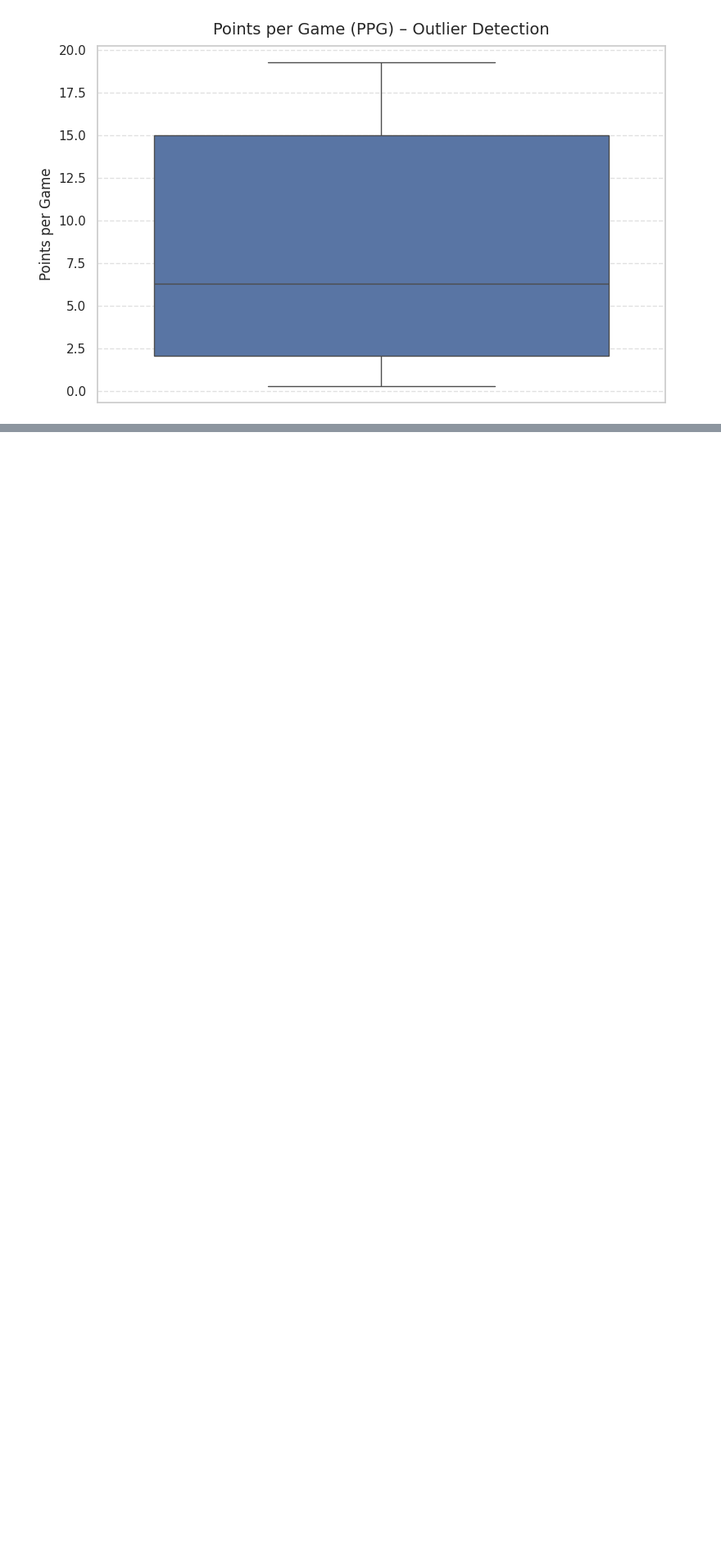
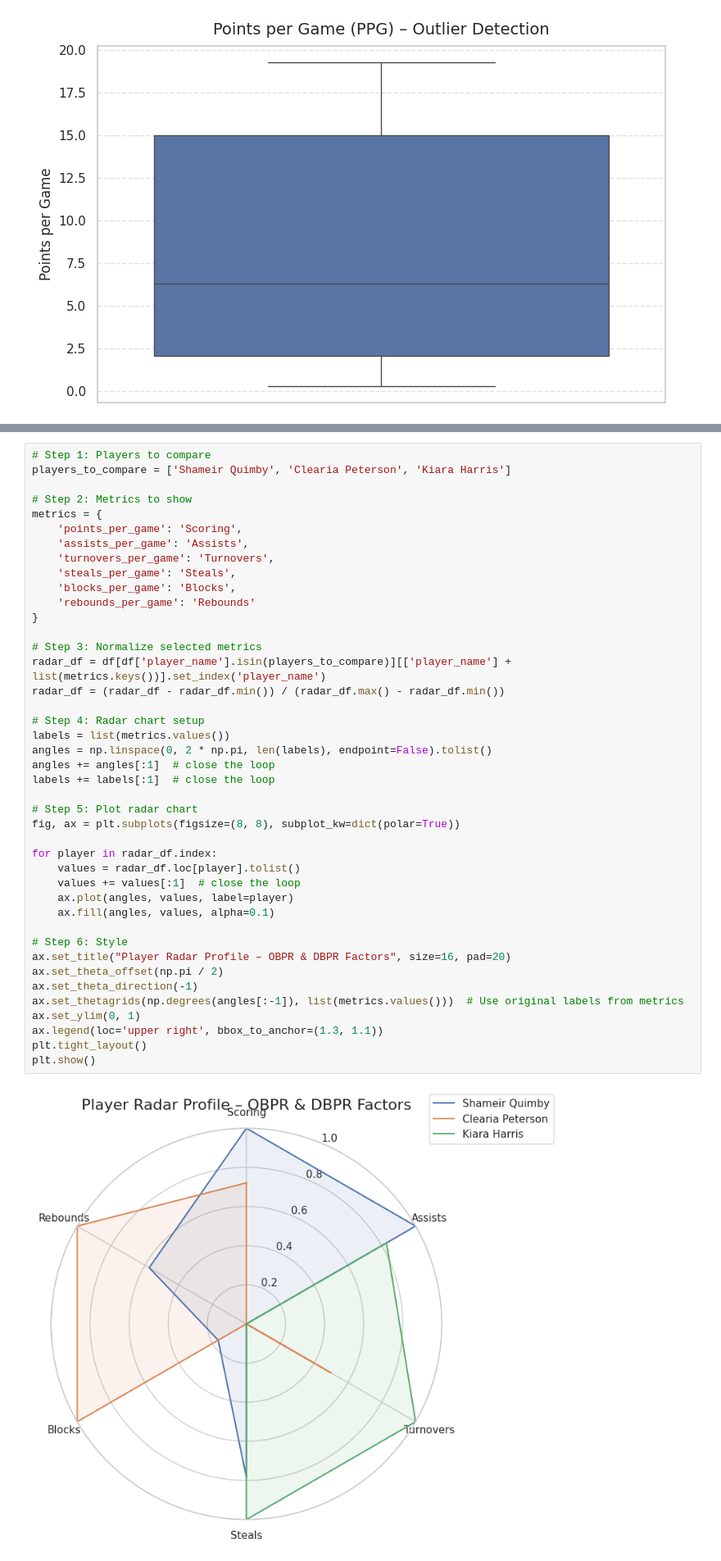
Before and after one commit to MiamiCrypto/Sports-Analytics-, a Jupyter notebook: WBB_2024_25_Season.ipynb, the cells around one changed output, grey strips where cells are left out. Shown at 82% size. Cells and saved outputs as stored; diff of their text form; blank space fills up the shorter version.

```diff
--- a/WBB_2024_25_Season.ipynb
+++ b/WBB_2024_25_Season.ipynb
@@ -1704,0 +1817,44 @@ plt.show()
+# %%
+# Step 1: Players to compare
+players_to_compare = ['Shameir Quimby', 'Clearia Peterson', 'Kiara Harris']
+
+# Step 2: Metrics to show
+metrics = {
+    'points_per_game': 'Scoring',
+    'assists_per_game': 'Assists',
+    'turnovers_per_game': 'Turnovers',
+    'steals_per_game': 'Steals',
+    'blocks_per_game': 'Blocks',
+    'rebounds_per_game': 'Rebounds'
+}
+
+# Step 3: Normalize selected metrics
+radar_df = df[df['player_name'].isin(players_to_compare)][['player_name'] + list(metrics.keys())].set_index('player_name')
+radar_df = (radar_df - radar_df.min()) / (radar_df.max() - radar_df.min())
+
+# Step 4: Radar chart setup
+labels = list(metrics.values())
+angles = np.linspace(0, 2 * np.pi, len(labels), endpoint=False).tolist()
+angles += angles[:1]  # close the loop
+labels += labels[:1]  # close the loop
+
+# Step 5: Plot radar chart
+fig, ax = plt.subplots(figsize=(8, 8), subplot_kw=dict(polar=True))
+
+for player in radar_df.index:
+    values = radar_df.loc[player].tolist()
+    values += values[:1]  # close the loop
+    ax.plot(angles, values, label=player)
+    ax.fill(angles, values, alpha=0.1)
+
+# Step 6: Style
+ax.set_title("Player Radar Profile – OBPR & DBPR Factors", size=16, pad=20)
+ax.set_theta_offset(np.pi / 2)
+ax.set_theta_direction(-1)
+ax.set_thetagrids(np.degrees(angles[:-1]), list(metrics.values()))  # Use original labels from metrics
+ax.set_ylim(0, 1)
+ax.legend(loc='upper right', bbox_to_anchor=(1.3, 1.1))
+plt.tight_layout()
+plt.show()
+# %% [output]
+[figure, added]
```
Also changed, not shown: parts of 24 cells of this notebook.
